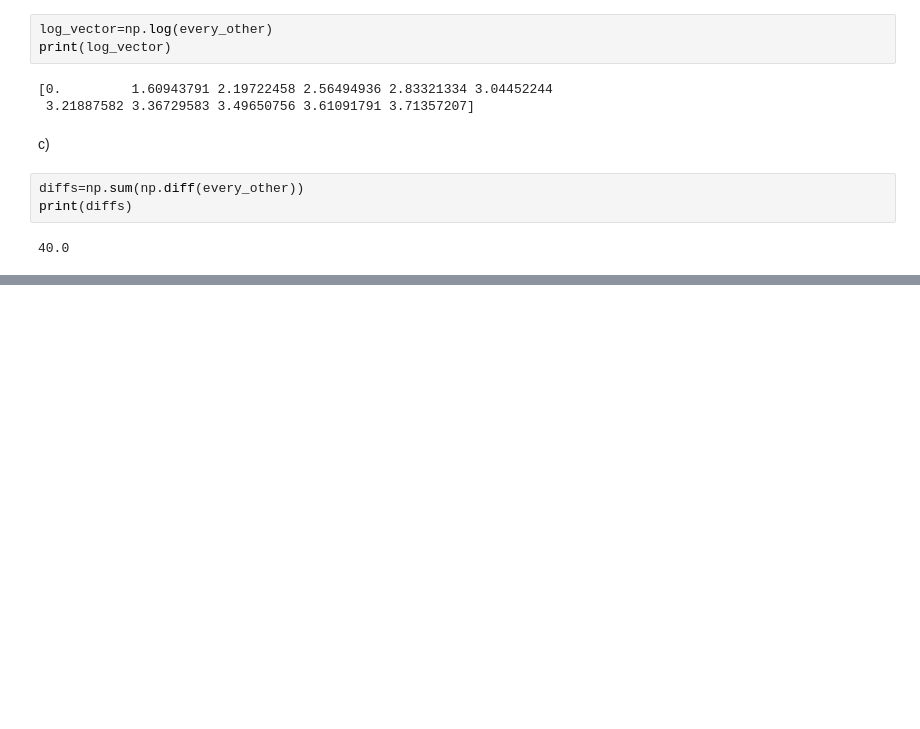
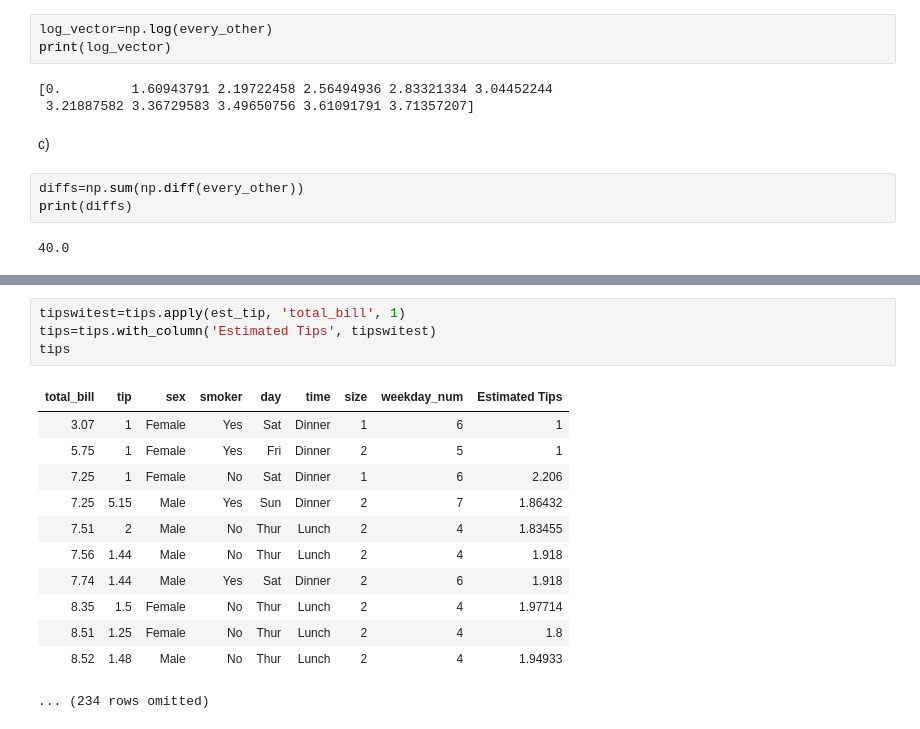
Before and after one commit to coen-williams/cwilliams_Math377, a Jupyter notebook: My Jupiter Notebook Coen W.ipynb, the cells around one changed output, grey strips where cells are left out. Drawn from its saved outputs; the diff is of its cells as text; blank space fills up the shorter version.

```diff
--- a/My Jupiter Notebook Coen W.ipynb
+++ b/My Jupiter Notebook Coen W.ipynb
@@ -422,0 +564,17 @@ print(diffs)
+# %%
+tipswitest=tips.apply(est_tip, 'total_bill', 1)
+tips=tips.with_column('Estimated Tips', tipswitest)
+tips
+# %% [output]
+| total_bill | tip | sex | smoker | day | time | size | weekday_num | Estimated Tips |
+| 3.07 | 1 | Female | Yes | Sat | Dinner | 1 | 6 | 1 |
+| 5.75 | 1 | Female | Yes | Fri | Dinner | 2 | 5 | 1 |
+| 7.25 | 1 | Female | No | Sat | Dinner | 1 | 6 | 2.206 |
+| 7.25 | 5.15 | Male | Yes | Sun | Dinner | 2 | 7 | 1.86432 |
+| 7.51 | 2 | Male | No | Thur | Lunch | 2 | 4 | 1.83455 |
+| 7.56 | 1.44 | Male | No | Thur | Lunch | 2 | 4 | 1.918 |
+| 7.74 | 1.44 | Male | Yes | Sat | Dinner | 2 | 6 | 1.918 |
+| 8.35 | 1.5 | Female | No | Thur | Lunch | 2 | 4 | 1.97714 |
+| 8.51 | 1.25 | Female | No | Thur | Lunch | 2 | 4 | 1.8 |
+| 8.52 | 1.48 | Male | No | Thur | Lunch | 2 | 4 | 1.94933 |
+... (234 rows omitted)
```
Also changed, not shown: parts of 20 cells of this notebook, 9 other files.
